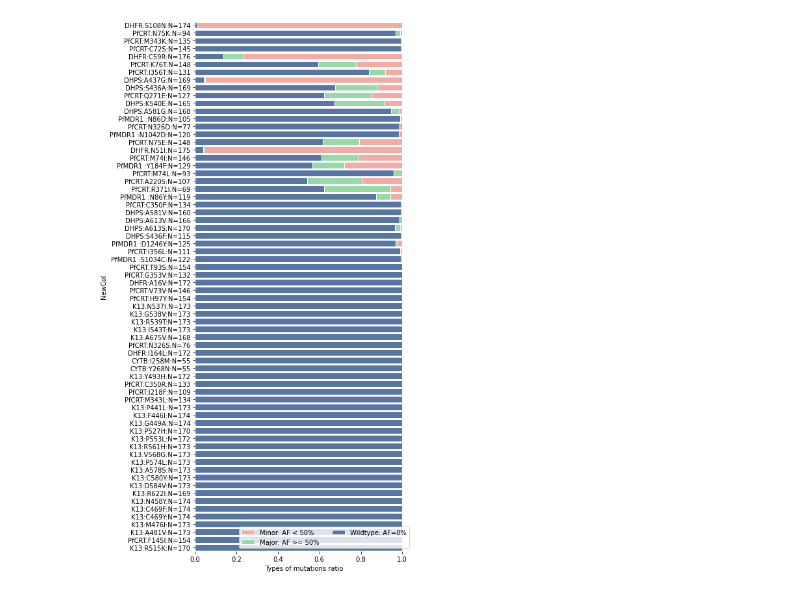
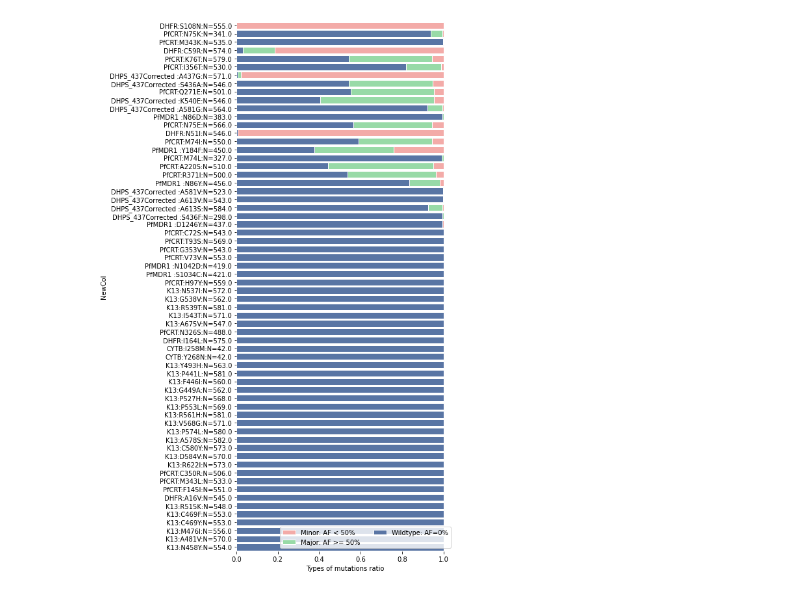
Before and after one commit to ohjeyy93/angola_report, a Jupyter notebook: seaborn_test1.ipynb, the cells around one changed output. Cells and saved outputs as stored; diff of their text form; code cells hidden in the pictures.

```diff
--- a/seaborn_test1.ipynb
+++ b/seaborn_test1.ipynb
@@ -1,32 +1,32 @@
 # %%
 import seaborn as sns
 import pandas as pd
 from matplotlib import pyplot as plt
-df_table_SNP=pd.read_csv("Tab_Table_SNP.csv")
-df_table_SNP["NewCol"]=df_table_SNP["GeneSNP"]+":"+df_table_SNP["Samplesize"]
+df_table_SNP=pd.read_csv("Tab_Table_SNP_Total1.csv")
+df_table_SNP["NewCol"]=df_table_SNP["Gene+SNP"]+":"+df_table_SNP["Samplesize"]
 df_table_SNP["total"]=df_table_SNP["Minor: AF < 50%"]+df_table_SNP["Major: AF >= 50%"]+df_table_SNP["Wildtype: AF=0%"]
 df_table_SNP["total2"]=df_table_SNP["Major: AF >= 50%"]+df_table_SNP["Wildtype: AF=0%"]
 f, ax = plt.subplots(figsize = (6,15))
 sns.set_color_codes('pastel')
 ax = sns.barplot(x="total", y="NewCol", label = "Minor: AF < 50%", data=df_table_SNP, color = 'r', edgecolor = 'w')
 ax = sns.barplot(x="total2", y="NewCol", label= "Major: AF >= 50%", data=df_table_SNP, color = 'g', edgecolor = 'w')
 sns.set_color_codes('deep')
 ax = sns.barplot(x="Wildtype: AF=0%", y="NewCol", label= "Wildtype: AF=0%", data=df_table_SNP, color = 'b', edgecolor = 'w')
 ax.legend(ncol = 2, loc = 'lower right')
 sns.despine(left = True, bottom = True)
 ax.set(xlabel="Types of mutations ratio")
 
 #ax2 = ax.twinx()
 #ax2.set_yticklabels(df_table_SNP.Samplesize)
 #sns.lineplot(x="total", y='Samplesize', data=df_table_SNP, color='white', ax=ax2)
 #print(df_table_SNP.Samplesize.tolist())
 #ax2.set_yticklabels(df_table_SNP.Samplesize)
 #list1=[]
 #for x in range(0,len(df_table_SNP.GeneSNP.tolist())):
 #    list1+=[x*1.5+0.5]
 #ax2.set_yticks(list1)
 # Set the right y-tick labels
 #ax2.set_yticklabels(df_table_SNP.Samplesize.tolist())
 plt.show()
 # %% [output]
-[figure, old version]
+[figure, new version]
```
Also changed, not shown: 5 other files.
